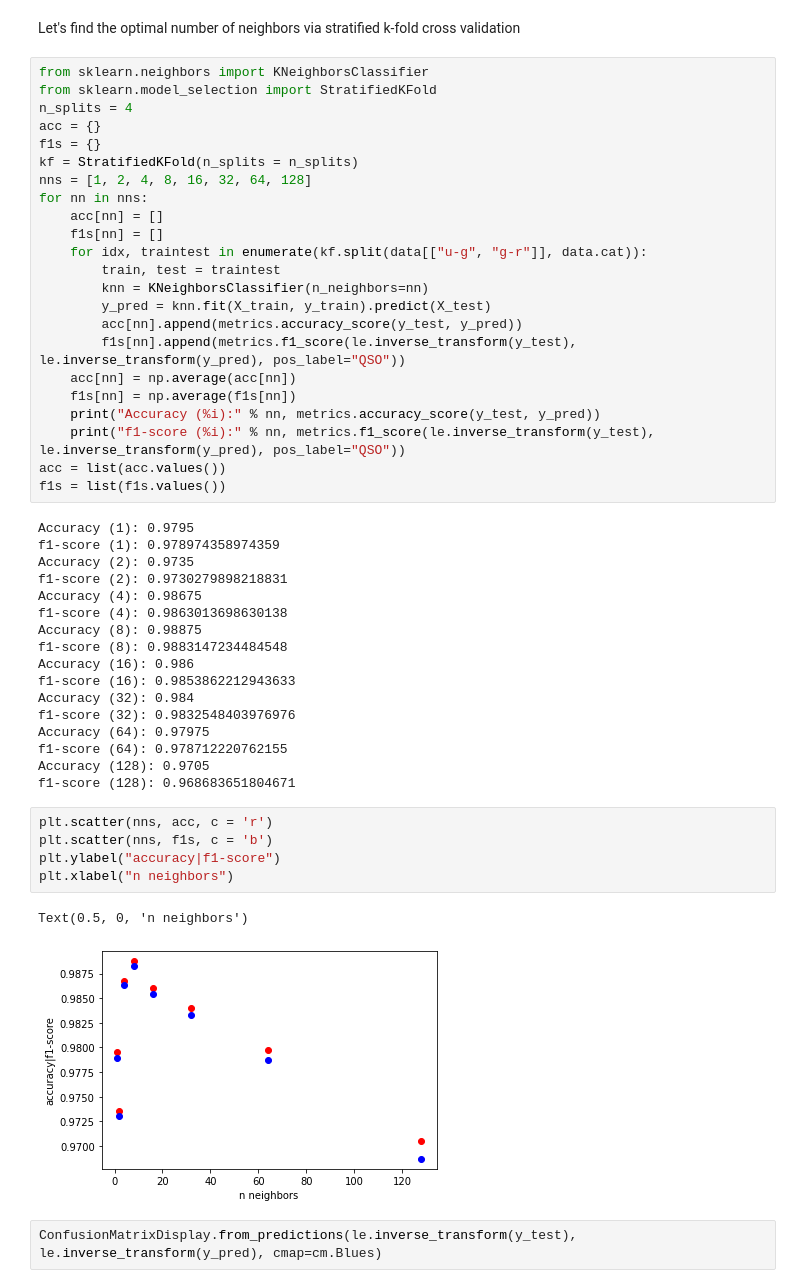
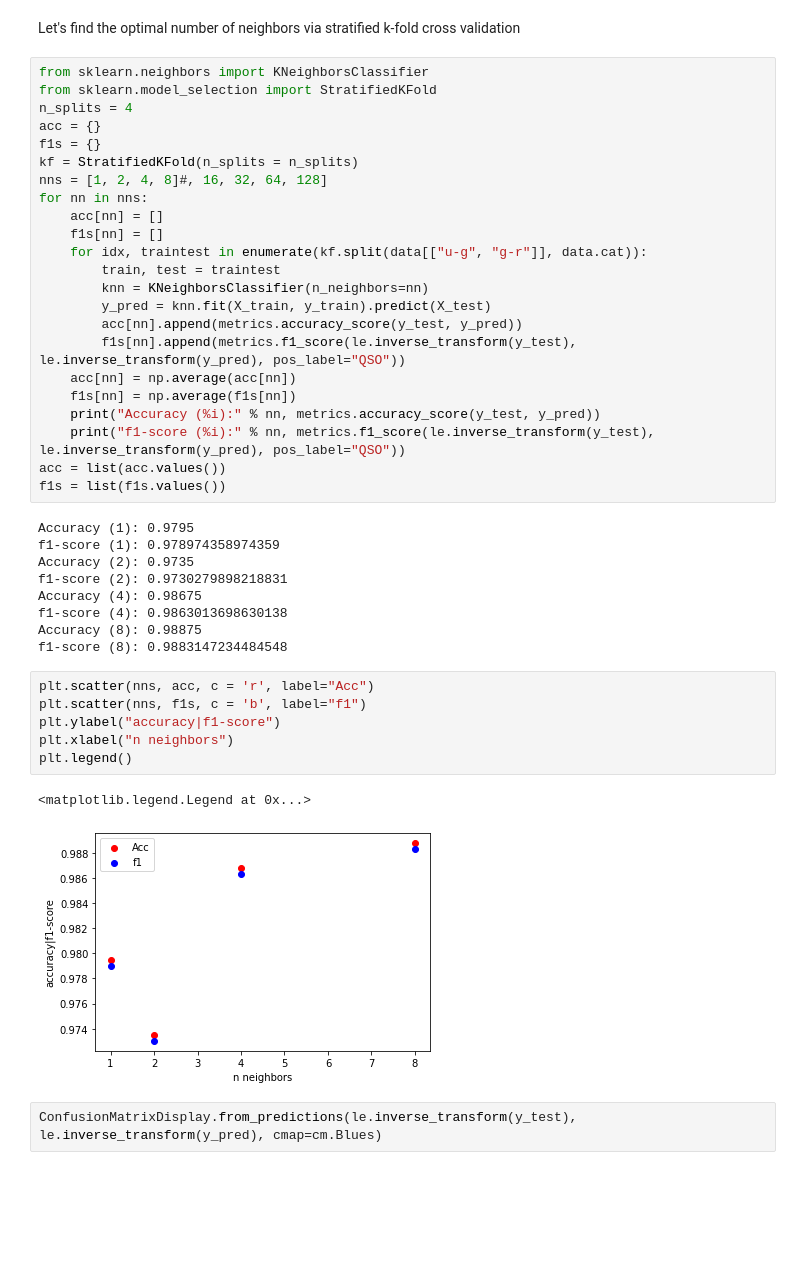
Before and after one commit to fforster/AS4501, a Jupyter notebook: ML_supervised/Classification_FF_AS4501_methods.ipynb, the cells around one changed output. Cells and saved outputs as stored; diff of their text form; blank space fills up the shorter version.

```diff
--- a/ML_supervised/Classification_FF_AS4501_methods.ipynb
+++ b/ML_supervised/Classification_FF_AS4501_methods.ipynb
@@ -466,7 +466,7 @@ n_splits = 4
 acc = {}
 f1s = {}
 kf = StratifiedKFold(n_splits = n_splits)
-nns = [1, 2, 4, 8, 16, 32, 64, 128]
+nns = [1, 2, 4, 8]#, 16, 32, 64, 128]
 for nn in nns:
     acc[nn] = []
     f1s[nn] = []
@@ -491,22 +491,15 @@ Accuracy (4): 0.98675
 f1-score (4): 0.9863013698630138
 Accuracy (8): 0.98875
 f1-score (8): 0.9883147234484548
-Accuracy (16): 0.986
-f1-score (16): 0.9853862212943633
-Accuracy (32): 0.984
-f1-score (32): 0.9832548403976976
-Accuracy (64): 0.97975
-f1-score (64): 0.978712220762155
-Accuracy (128): 0.9705
-f1-score (128): 0.968683651804671
 # %%
-plt.scatter(nns, acc, c = 'r')
-plt.scatter(nns, f1s, c = 'b')
+plt.scatter(nns, acc, c = 'r', label="Acc")
+plt.scatter(nns, f1s, c = 'b', label="f1")
 plt.ylabel("accuracy|f1-score")
 plt.xlabel("n neighbors")
+plt.legend()
 # %% [output]
-Text(0.5, 0, 'n neighbors')
+<matplotlib.legend.Legend at 0x...>
-[figure, old version]
+[figure, new version]
 # %%
 ConfusionMatrixDisplay.from_predictions(le.inverse_transform(y_test), le.inverse_transform(y_pred), cmap=cm.Blues)
 # %% [output]
```
Also changed, not shown: parts of 25 cells of this notebook.
